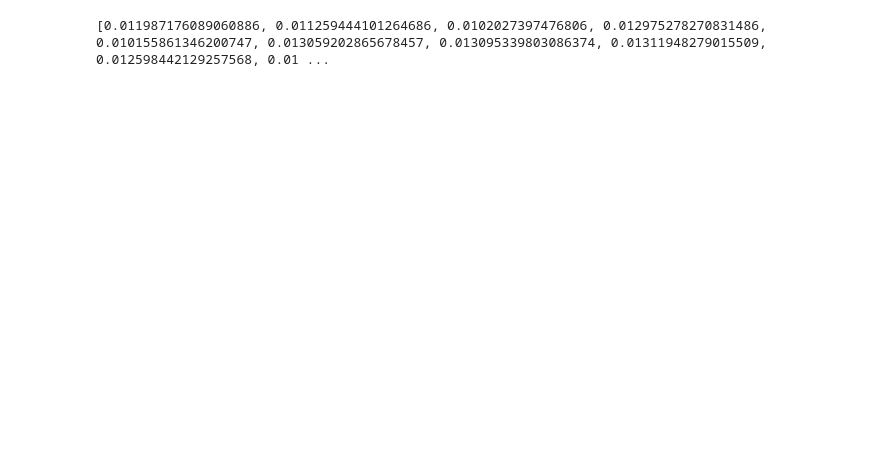
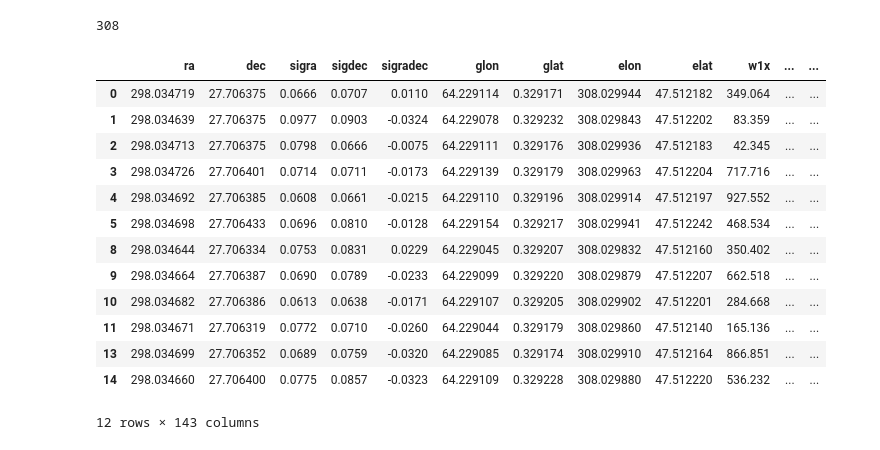
Before and after one commit to matteopaz/WISE, a Jupyter notebook: inspect_data.ipynb, the cells around one changed output. Drawn from its saved outputs; the diff is of its cells as text; code cells hidden in the pictures; blank space fills up the shorter version.

```diff
--- a/inspect_data.ipynb
+++ b/inspect_data.ipynb
@@ -94,31 +96,35 @@ fig.add_trace(tr2)
 fig.show()
 
 print([n for n in flux])
-# %%
-# ----------------------- Begin Work on Dataset ----------------------- #
-ex = buckets["pulsating_var"]["BB Lep"]
-flux = ex["raw"]["w1flux"]
-
-ADJ = 0
-DIV = 0.001
-norm = np.arcsinh((flux - ADJ) /DIV)
-tr1 = go.Scatter(
-    x=ex["norm"]["day"],
-    y=norm,
-    marker=dict(size=5, opacity=0.7), name="normalized flux", mode='markers'
-)
-
-tr2 = go.Scatter(
-    x=ex["norm"]["day"],
-    y=flux,
-    marker=dict(size=5, opacity=0.7), name="raw flux", mode='markers'
-)
-
-fig = plot_from_lightsource(ex, ["w1"])
-fig.add_trace(tr1)
-fig.add_trace(tr2)
-fig.show()
-
-print([n for n in flux])
-# %% [output]
-[0.011987176089060886, 0.011259444101264686, 0.0102027397476806, 0.012975278270831486, 0.010155861346200747, 0.013059202865678457, 0.013095339803086374, 0.01311948279015509, 0.012598442129257568, 0.01 ...
+# %%
+c = get_coordinates("19 52 08.25	+27 42 20.9")
+
+tbl = Irsa.query_region(c, catalog="neowiser_p1bs_psd", spatial="Cone",
+                            radius=3 * u.arcsec)
+tbl = tbl.to_pandas()
+tbl = tbl.loc[tbl["qual_frame"]>= 4]
+ex = LightSource(tbl)
+plot_from_lightsource(ex)
+# %%
+tbl[]
+# %% [output]
+308
+# %%
+df = ex.get_pandas()
+np.mean(df["ra"]), np.mean(df["dec"])
+df
+# %% [output]
+|  | ra | dec | sigra | sigdec | sigradec | glon | glat | elon | elat | w1x | ... | ... |
+| 0 | 298.034719 | 27.706375 | 0.0666 | 0.0707 | 0.0110 | 64.229114 | 0.329171 | 308.029944 | 47.512182 | 349.064 | ... | ... |
+| 1 | 298.034639 | 27.706375 | 0.0977 | 0.0903 | -0.0324 | 64.229078 | 0.329232 | 308.029843 | 47.512202 | 83.359 | ... | ... |
+| 2 | 298.034713 | 27.706375 | 0.0798 | 0.0666 | -0.0075 | 64.229111 | 0.329176 | 308.029936 | 47.512183 | 42.345 | ... | ... |
+| 3 | 298.034726 | 27.706401 | 0.0714 | 0.0711 | -0.0173 | 64.229139 | 0.329179 | 308.029963 | 47.512204 | 717.716 | ... | ... |
+| 4 | 298.034692 | 27.706385 | 0.0608 | 0.0661 | -0.0215 | 64.229110 | 0.329196 | 308.029914 | 47.512197 | 927.552 | ... | ... |
+| 5 | 298.034698 | 27.706433 | 0.0696 | 0.0810 | -0.0128 | 64.229154 | 0.329217 | 308.029941 | 47.512242 | 468.534 | ... | ... |
+| 8 | 298.034644 | 27.706334 | 0.0753 | 0.0831 | 0.0229 | 64.229045 | 0.329207 | 308.029832 | 47.512160 | 350.402 | ... | ... |
+| 9 | 298.034664 | 27.706387 | 0.0690 | 0.0789 | -0.0233 | 64.229099 | 0.329220 | 308.029879 | 47.512207 | 662.518 | ... | ... |
+| 10 | 298.034682 | 27.706386 | 0.0613 | 0.0638 | -0.0171 | 64.229107 | 0.329205 | 308.029902 | 47.512201 | 284.668 | ... | ... |
+| 11 | 298.034671 | 27.706319 | 0.0772 | 0.0710 | -0.0260 | 64.229044 | 0.329179 | 308.029860 | 47.512140 | 165.136 | ... | ... |
+| 13 | 298.034699 | 27.706352 | 0.0689 | 0.0759 | -0.0320 | 64.229085 | 0.329174 | 308.029910 | 47.512164 | 866.851 | ... | ... |
+| 14 | 298.034660 | 27.706400 | 0.0775 | 0.0857 | -0.0323 | 64.229109 | 0.329228 | 308.029880 | 47.512220 | 536.232 | ... | ... |
+12 rows × 143 columns
```
Also changed, not shown: parts of 2 cells of this notebook, 6 other files.
